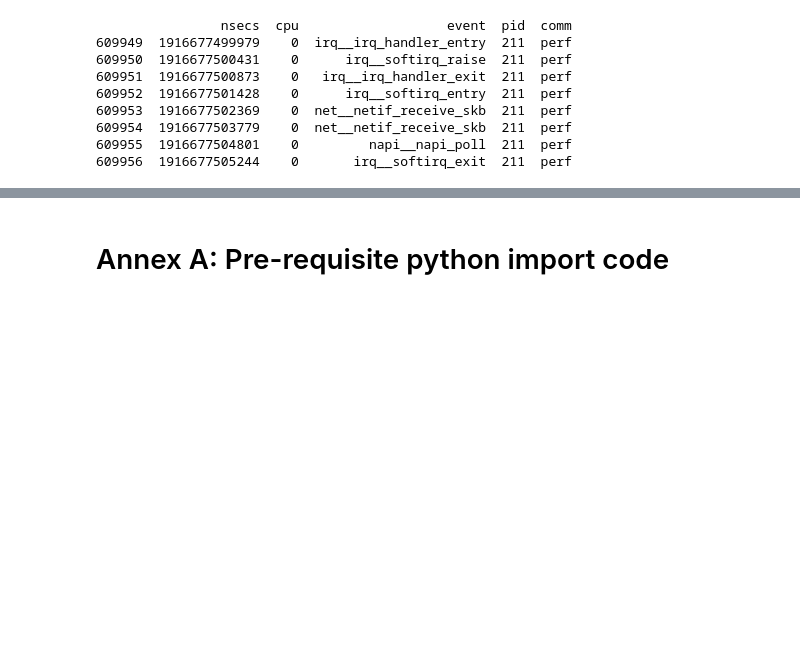
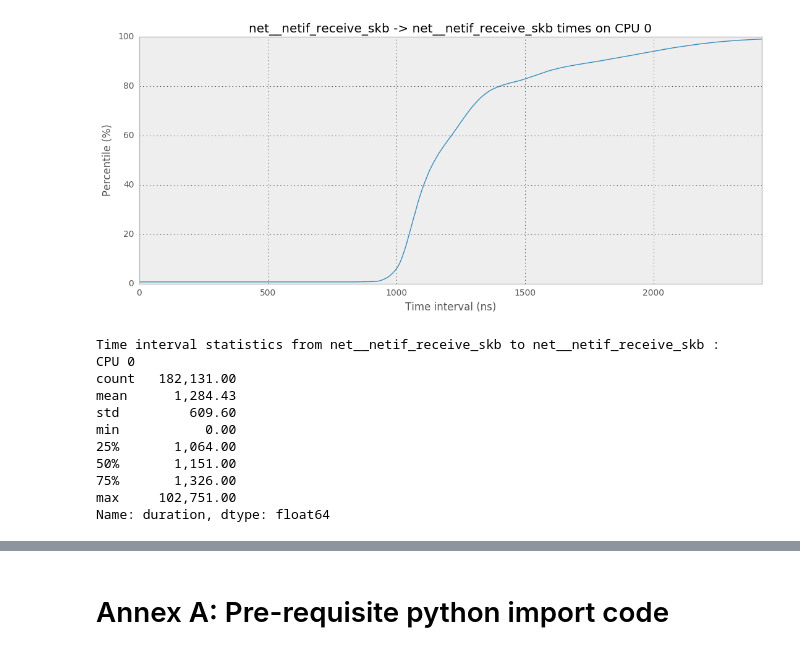
Before and after one commit to aberlemont/notes-on-linux-and-performance, a Jupyter notebook: net/network_reception_part2.ipynb, the cells around one changed output, grey strips where cells are left out. Cells and saved outputs as stored; diff of their text form; code cells hidden in the pictures; blank space fills up the shorter version.

```diff
--- a/net/network_reception_part2.ipynb
+++ b/net/network_reception_part2.ipynb
@@ -1,14 +108,19 @@
 # %%
-fname = '/home/alexis/workspace/tmp_public/recv_ms100.csv'
+fname = '/home/alexis/workspace/tmp_public/recv_2cores_affinity1_ms100.csv'
 df = pd.read_csv(fname)
-print df.loc[df.nsecs >= 1916677499979].head(8)
+df = df.loc[df.cpu == 0].reset_index(drop=True)
+lps.print_event_intervals(df, 'net__netif_receive_skb', 'net__netif_receive_skb')
+lps.plot_event_intervals(df, 'net__netif_receive_skb', 'net__netif_receive_skb', cpu=0)
 # %% [output]
+[figure, added]
-                nsecs  cpu                   event  pid  comm
-609949  1916677499979    0  irq__irq_handler_entry  211  perf
-609950  1916677500431    0      irq__softirq_raise  211  perf
-609951  1916677500873    0   irq__irq_handler_exit  211  perf
-609952  1916677501428    0      irq__softirq_entry  211  perf
-609953  1916677502369    0  net__netif_receive_skb  211  perf
-609954  1916677503779    0  net__netif_receive_skb  211  perf
-609955  1916677504801    0         napi__napi_poll  211  perf
-609956  1916677505244    0       irq__softirq_exit  211  perf
+Time interval statistics from net__netif_receive_skb to net__netif_receive_skb :
+CPU 0
+count   182,131.00
+mean      1,284.43
+std         609.60
+min           0.00
+25%       1,064.00
+50%       1,151.00
+75%       1,326.00
+max     102,751.00
+Name: duration, dtype: float64
```
Also changed, not shown: parts of 28 cells of this notebook.
